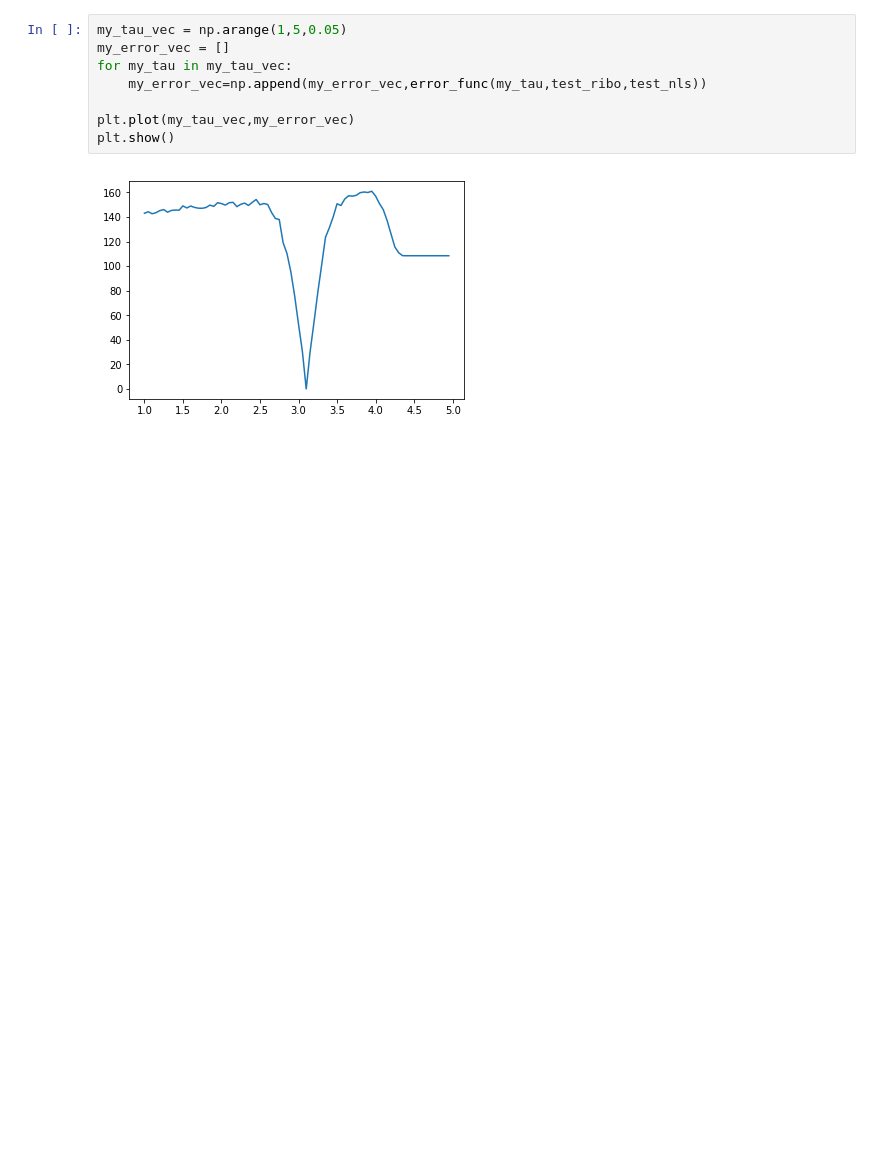
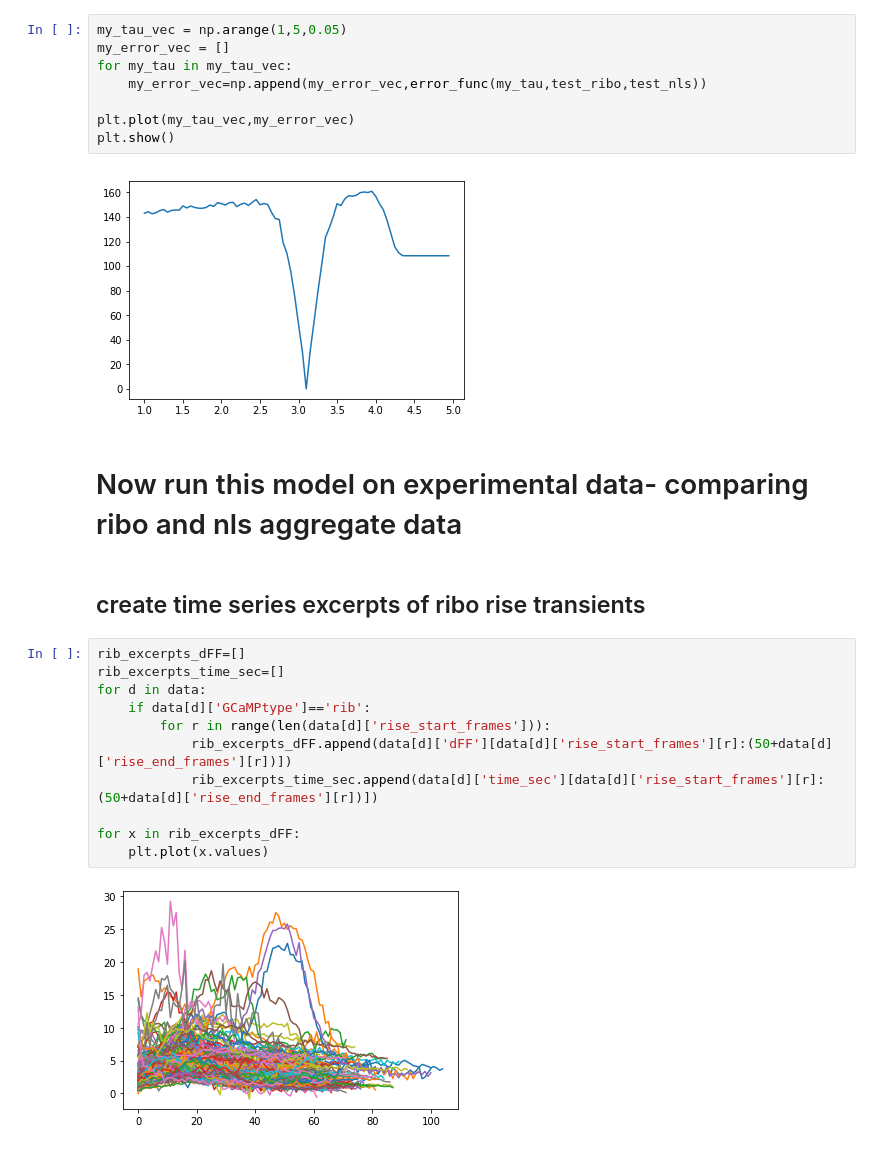
Before and after one commit to focolab/ribo-gcamp, a Jupyter notebook: ribo-gcamp.ipynb, the cells around one changed output. Drawn from its saved outputs; the diff is of its cells as text; blank space fills up the shorter version.

```diff
--- a/ribo-gcamp.ipynb
+++ b/ribo-gcamp.ipynb
@@ -167,3 +282,20 @@ plt.plot(my_tau_vec,my_error_vec)
 plt.show()
 # %% [output]
 [figure]
+# %% [markdown]
+# Now run this model on experimental data- comparing ribo and nls aggregate data
+# %% [markdown]
+## create time series excerpts of ribo rise transients
+# %%
+rib_excerpts_dFF=[]
+rib_excerpts_time_sec=[]
+for d in data:
+    if data[d]['GCaMPtype']=='rib':
+        for r in range(len(data[d]['rise_start_frames'])):
+            rib_excerpts_dFF.append(data[d]['dFF'][data[d]['rise_start_frames'][r]:(50+data[d]['rise_end_frames'][r])])
+            rib_excerpts_time_sec.append(data[d]['time_sec'][data[d]['rise_start_frames'][r]:(50+data[d]['rise_end_frames'][r])])
+
+for x in rib_excerpts_dFF:
+    plt.plot(x.values)
+# %% [output]
+[figure, added]
```
Also changed, not shown: parts of 32 cells of this notebook, 1 other file.
